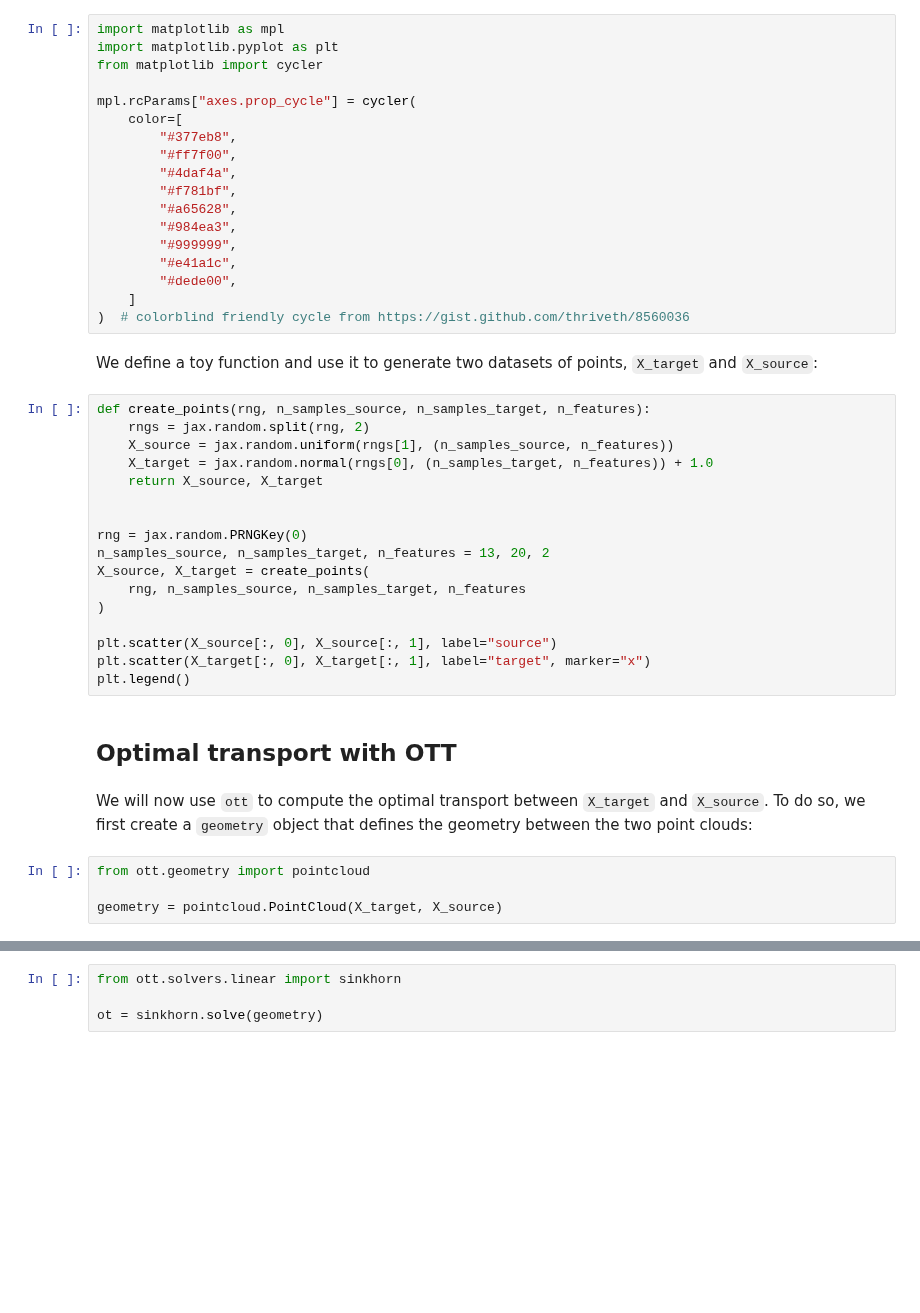
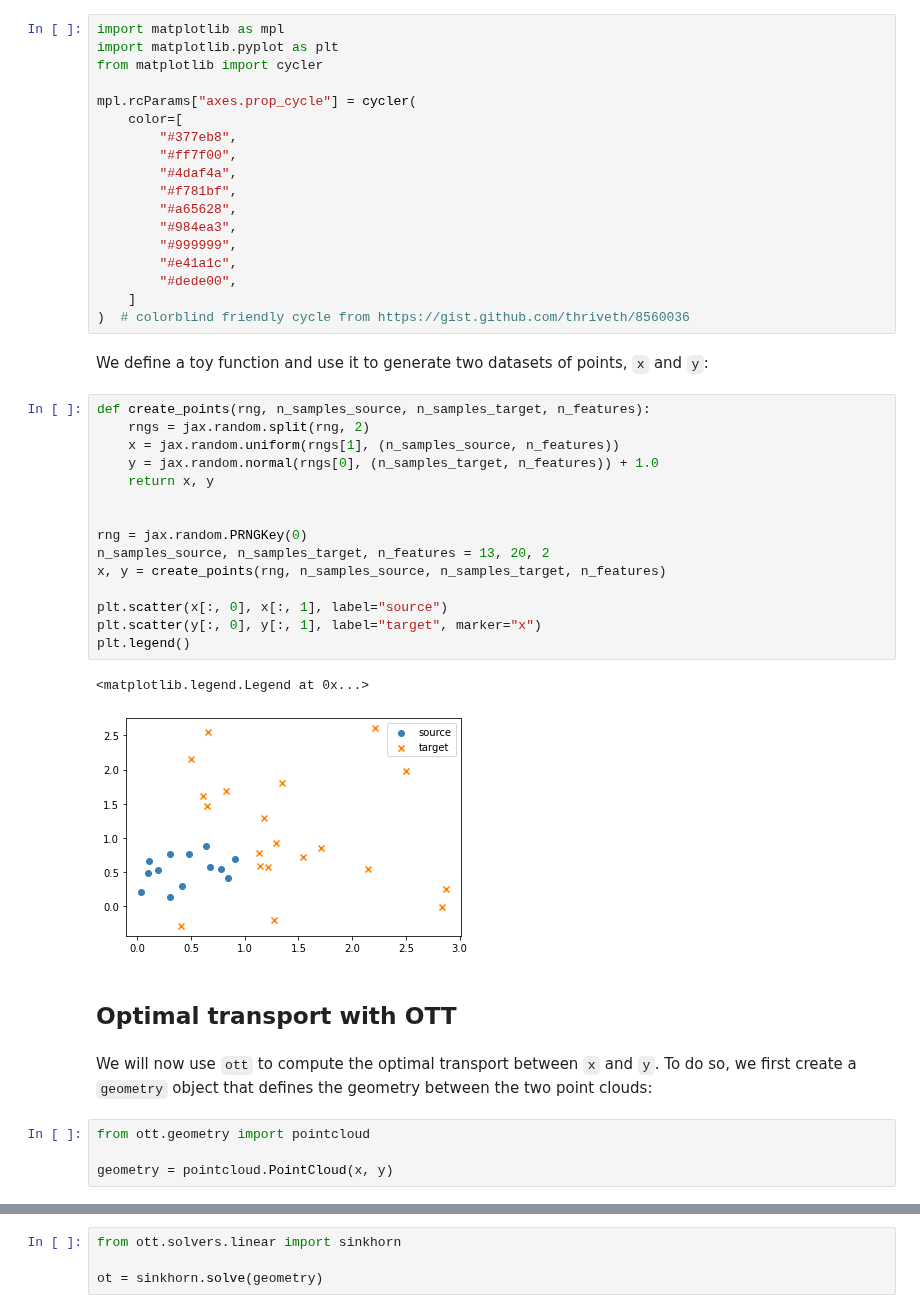
Before and after one commit to ott-jax/ott, a Jupyter notebook: docs/tutorials/notebooks/basic_ot_between_datasets.ipynb, the cells around one changed output, grey strips where cells are left out. Cells and saved outputs as stored; diff of their text form; blank space fills up the shorter version.

```diff
--- a/docs/tutorials/notebooks/basic_ot_between_datasets.ipynb
+++ b/docs/tutorials/notebooks/basic_ot_between_datasets.ipynb
@@ -33,30 +33,31 @@ mpl.rcParams["axes.prop_cycle"] = cycler(
     ]
 )  # colorblind friendly cycle from https://gist.github.com/thriveth/8560036
 # %% [markdown]
-We define a toy function and use it to generate two datasets of points, `X_target` and `X_source`:
+We define a toy function and use it to generate two datasets of points, `x` and `y`:
 # %%
 def create_points(rng, n_samples_source, n_samples_target, n_features):
     rngs = jax.random.split(rng, 2)
-    X_source = jax.random.uniform(rngs[1], (n_samples_source, n_features))
-    X_target = jax.random.normal(rngs[0], (n_samples_target, n_features)) + 1.0
-    return X_source, X_target
+    x = jax.random.uniform(rngs[1], (n_samples_source, n_features))
+    y = jax.random.normal(rngs[0], (n_samples_target, n_features)) + 1.0
+    return x, y
 
 
 rng = jax.random.PRNGKey(0)
 n_samples_source, n_samples_target, n_features = 13, 20, 2
-X_source, X_target = create_points(
-    rng, n_samples_source, n_samples_target, n_features
-)
+x, y = create_points(rng, n_samples_source, n_samples_target, n_features)
 
-plt.scatter(X_source[:, 0], X_source[:, 1], label="source")
-plt.scatter(X_target[:, 0], X_target[:, 1], label="target", marker="x")
+plt.scatter(x[:, 0], x[:, 1], label="source")
+plt.scatter(y[:, 0], y[:, 1], label="target", marker="x")
 plt.legend()
+# %% [output]
+<matplotlib.legend.Legend at 0x...>
+[figure, added]
 # %% [markdown]
 ## Optimal transport with OTT
 # %% [markdown]
-We will now use `ott` to compute the optimal transport between `X_target` and `X_source`. To do so, we first create a `geometry` object that defines the geometry between the two point clouds:
+We will now use `ott` to compute the optimal transport between `x` and `y`. To do so, we first create a `geometry` object that defines the geometry between the two point clouds:
 # %%
 from ott.geometry import pointcloud
 
-geometry = pointcloud.PointCloud(X_target, X_source)
+geometry = pointcloud.PointCloud(x, y)
 # %% [markdown]
```
Also changed, not shown: parts of 10 cells of this notebook.
